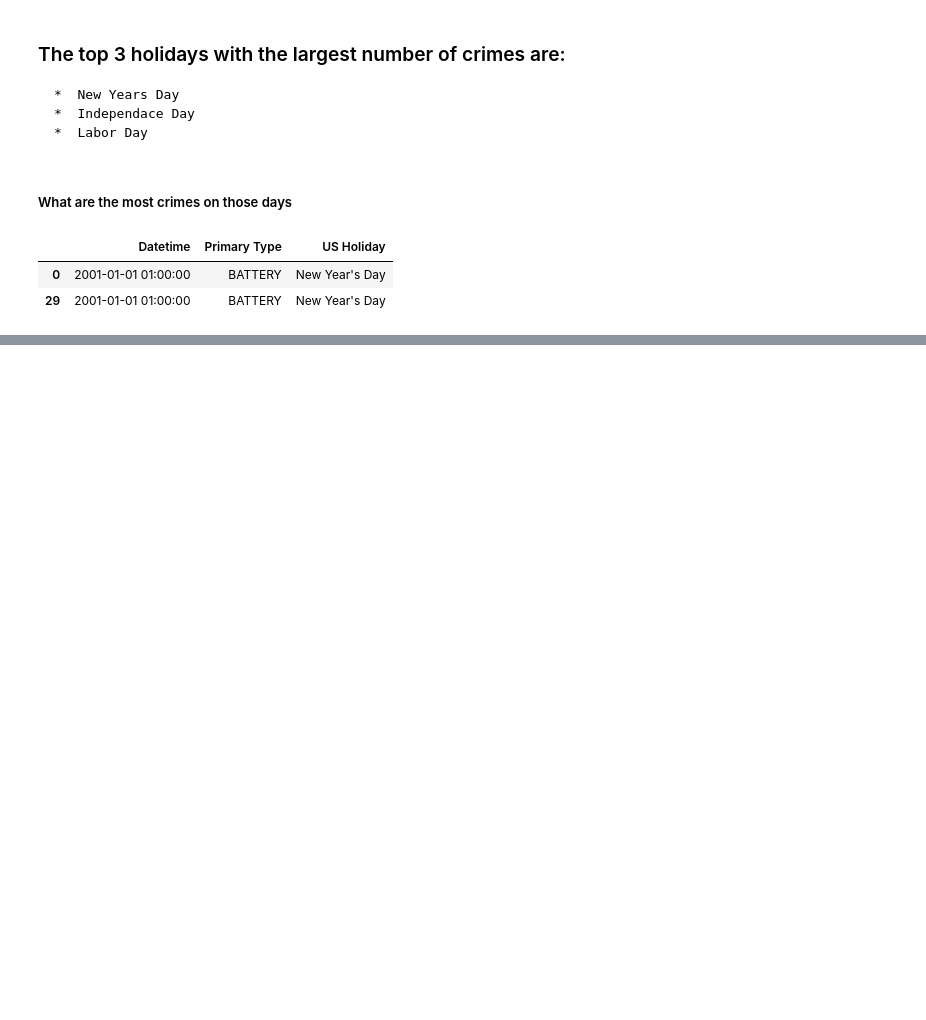
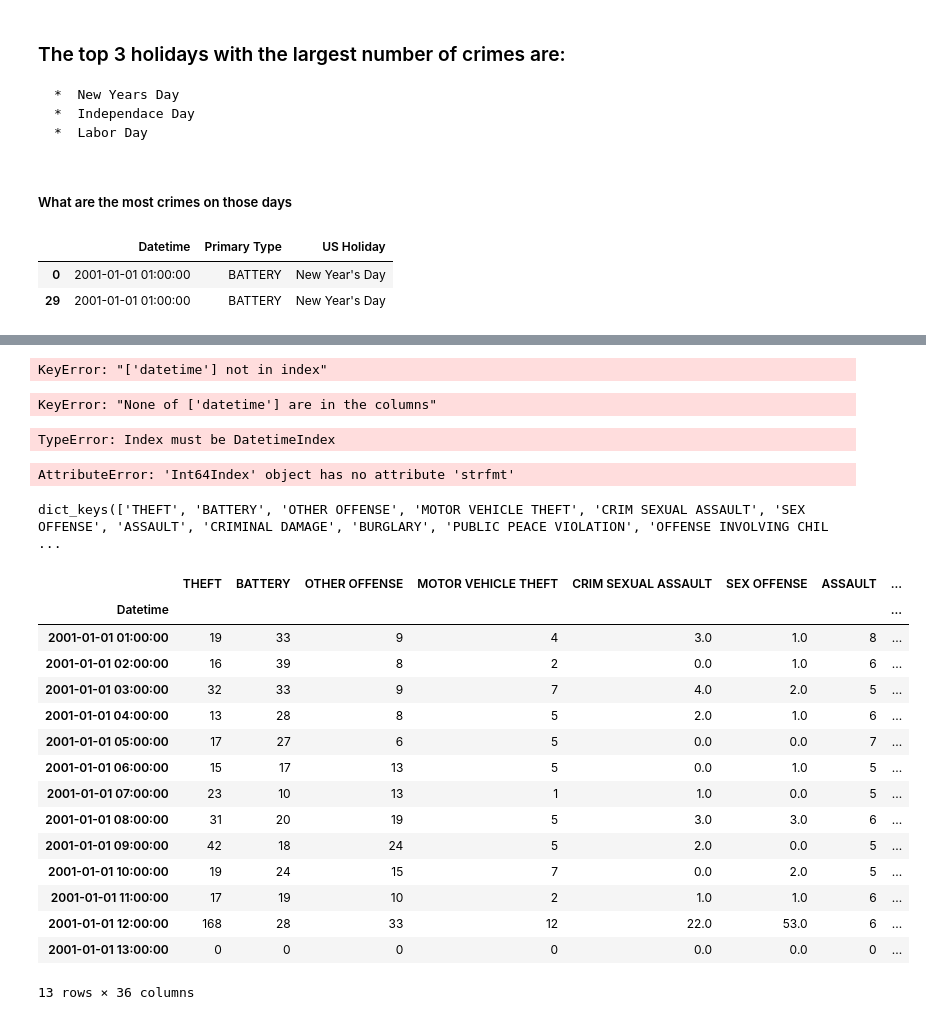
Before and after one commit to SeeBee8/Chicago-Crimes, a Jupyter notebook: Part1_Project3.ipynb, the cells around one changed output, grey strips where cells are left out. Drawn from its saved outputs; the diff is of its cells as text; code cells hidden in the pictures; blank space fills up the shorter version.

```diff
--- a/Part1_Project3.ipynb
+++ b/Part1_Project3.ipynb
@@ -691,0 +744,52 @@ ampm.head(2).info()
+# %%
+#Get only columns to use
+ampmcols=['Primary Type', 'datetime']
+ampmhour=ampmhour[ampmcols]
+ampmhour.tail(2)
+# %% [output]
+KeyError: "['datetime'] not in index"
+# %%
+#Set index column to datetime
+ampmhour=ampmhour.set_index('datetime')
+ampmhour.head()
+# %% [output]
+KeyError: "None of ['datetime'] are in the columns"
+# %%
+am = ampmhour.between_time("07:00 AM", "10:00 AM")
+# %% [output]
+TypeError: Index must be DatetimeIndex
+# %%
+ampmh= ampm.copy()
+ampmh['Hours'] = ampm.index.hour.strfmt("%T")
+sns.countplot(data=ampmh, x="Hours");
+# %% [output]
+AttributeError: 'Int64Index' object has no attribute 'strfmt'
+# %%
+for crime in crime_list:
+    tempdf = temp.loc[temp['Primary Type'] == crime].copy()
+    year_sample=tempdf.resample("H").size()
+    crime_dict[crime] = year_sample.copy()
+crime_dict.keys()
+# %% [output]
+dict_keys(['THEFT', 'BATTERY', 'OTHER OFFENSE', 'MOTOR VEHICLE THEFT', 'CRIM SEXUAL ASSAULT', 'SEX OFFENSE', 'ASSAULT', 'CRIMINAL DAMAGE', 'BURGLARY', 'PUBLIC PEACE VIOLATION', 'OFFENSE INVOLVING CHIL ...
+# %%
+#Convert dictionary into datafrome
+ampmdf = pd.DataFrame(crime_dict)
+ampmdf.head(13)
+# %% [output]
+|  | THEFT | BATTERY | OTHER OFFENSE | MOTOR VEHICLE THEFT | CRIM SEXUAL ASSAULT | SEX OFFENSE | ASSAULT | ... |
+| Datetime |  |  |  |  |  |  |  | ... |
+| 2001-01-01 01:00:00 | 19 | 33 | 9 | 4 | 3.0 | 1.0 | 8 | ... |
+| 2001-01-01 02:00:00 | 16 | 39 | 8 | 2 | 0.0 | 1.0 | 6 | ... |
+| 2001-01-01 03:00:00 | 32 | 33 | 9 | 7 | 4.0 | 2.0 | 5 | ... |
+| 2001-01-01 04:00:00 | 13 | 28 | 8 | 5 | 2.0 | 1.0 | 6 | ... |
+| 2001-01-01 05:00:00 | 17 | 27 | 6 | 5 | 0.0 | 0.0 | 7 | ... |
+| 2001-01-01 06:00:00 | 15 | 17 | 13 | 5 | 0.0 | 1.0 | 5 | ... |
+| 2001-01-01 07:00:00 | 23 | 10 | 13 | 1 | 1.0 | 0.0 | 5 | ... |
+| 2001-01-01 08:00:00 | 31 | 20 | 19 | 5 | 3.0 | 3.0 | 6 | ... |
+| 2001-01-01 09:00:00 | 42 | 18 | 24 | 5 | 2.0 | 0.0 | 5 | ... |
+| 2001-01-01 10:00:00 | 19 | 24 | 15 | 7 | 0.0 | 2.0 | 5 | ... |
+| 2001-01-01 11:00:00 | 17 | 19 | 10 | 2 | 1.0 | 1.0 | 6 | ... |
+| 2001-01-01 12:00:00 | 168 | 28 | 33 | 12 | 22.0 | 53.0 | 6 | ... |
+| 2001-01-01 13:00:00 | 0 | 0 | 0 | 0 | 0.0 | 0.0 | 0 | ... |
+13 rows × 36 columns
```
Also changed, not shown: parts of 32 cells of this notebook.
